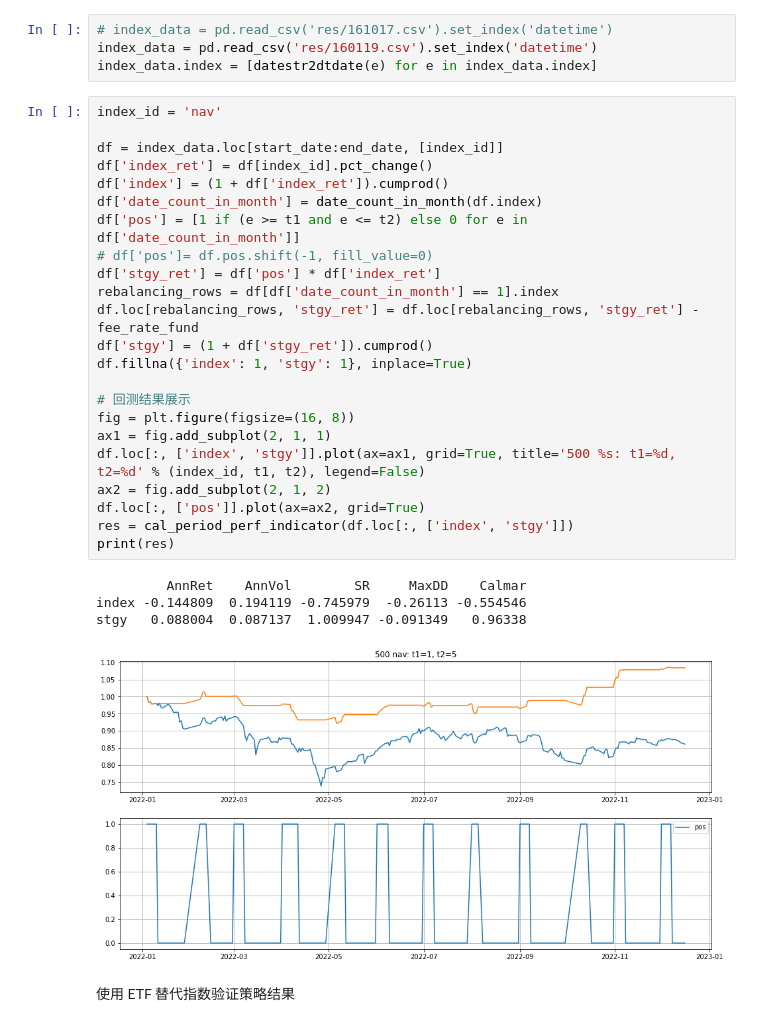
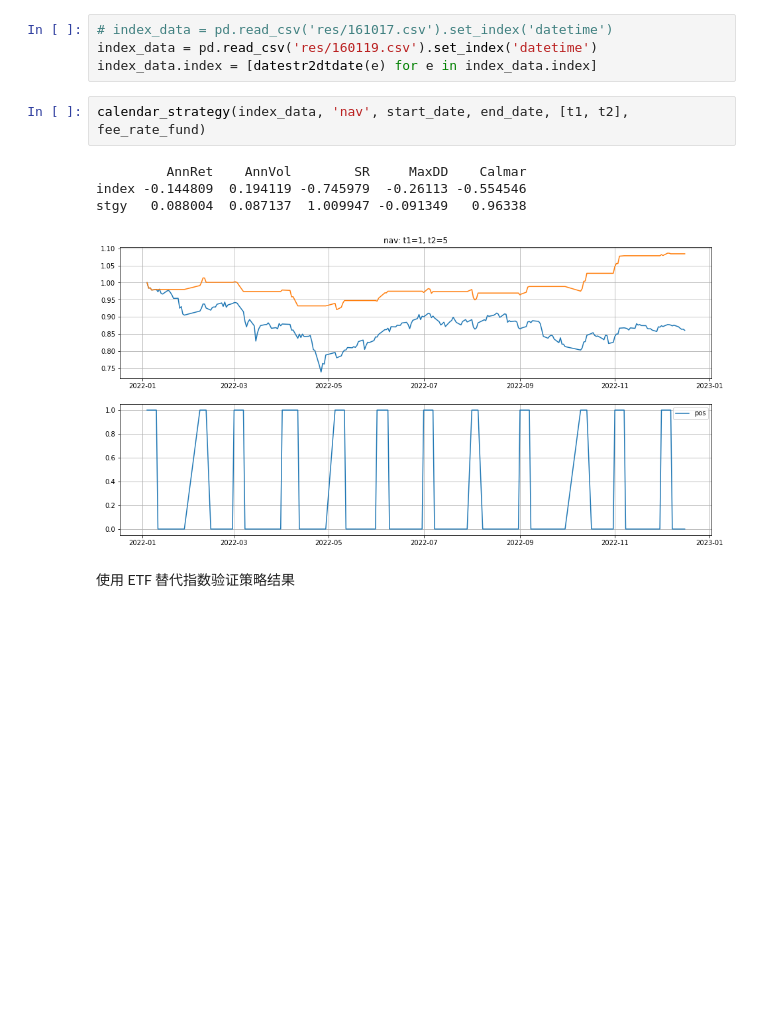
Before and after one commit to hdouhua/pick-up-python, a Jupyter notebook: inv/calendar-strrategy.ipynb, the cells around one changed output. Saved outputs shown, nothing was run; the diff lists cells and outputs as text; blank space fills up the shorter version.

```diff
--- a/inv/calendar-strrategy.ipynb
+++ b/inv/calendar-strrategy.ipynb
@@ -130,34 +88,13 @@ stgy   0.117351  0.114115  1.028358 -0.130048  0.902368
 # index_data = pd.read_csv('res/161017.csv').set_index('datetime')
 index_data = pd.read_csv('res/160119.csv').set_index('datetime')
 index_data.index = [datestr2dtdate(e) for e in index_data.index]
-# %%
-index_id = 'nav'
-
-df = index_data.loc[start_date:end_date, [index_id]]
-df['index_ret'] = df[index_id].pct_change()
-df['index'] = (1 + df['index_ret']).cumprod()
-df['date_count_in_month'] = date_count_in_month(df.index)
-df['pos'] = [1 if (e >= t1 and e <= t2) else 0 for e in df['date_count_in_month']]
-# df['pos']= df.pos.shift(-1, fill_value=0)
-df['stgy_ret'] = df['pos'] * df['index_ret']
-rebalancing_rows = df[df['date_count_in_month'] == 1].index
-df.loc[rebalancing_rows, 'stgy_ret'] = df.loc[rebalancing_rows, 'stgy_ret'] - fee_rate_fund
-df['stgy'] = (1 + df['stgy_ret']).cumprod()
-df.fillna({'index': 1, 'stgy': 1}, inplace=True)
-
-# 回测结果展示
-fig = plt.figure(figsize=(16, 8))
-ax1 = fig.add_subplot(2, 1, 1)
-df.loc[:, ['index', 'stgy']].plot(ax=ax1, grid=True, title='500 %s: t1=%d, t2=%d' % (index_id, t1, t2), legend=False)
-ax2 = fig.add_subplot(2, 1, 2)
-df.loc[:, ['pos']].plot(ax=ax2, grid=True)
-res = cal_period_perf_indicator(df.loc[:, ['index', 'stgy']])
-print(res)
-# %% [output]
-         AnnRet    AnnVol        SR     MaxDD    Calmar
-index -0.144809  0.194119 -0.745979  -0.26113 -0.554546
-stgy   0.088004  0.087137  1.009947 -0.091349   0.96338
-[figure, removed]
+# %%
+calendar_strategy(index_data, 'nav', start_date, end_date, [t1, t2], fee_rate_fund)
+# %% [output]
+         AnnRet    AnnVol        SR     MaxDD    Calmar
+index -0.144809  0.194119 -0.745979  -0.26113 -0.554546
+stgy   0.088004  0.087137  1.009947 -0.091349   0.96338
+[figure, added]
 # %% [markdown]
 使用 ETF 替代指数验证策略结果
 # %%
```
Also changed, not shown: parts of 15 cells of this notebook.
